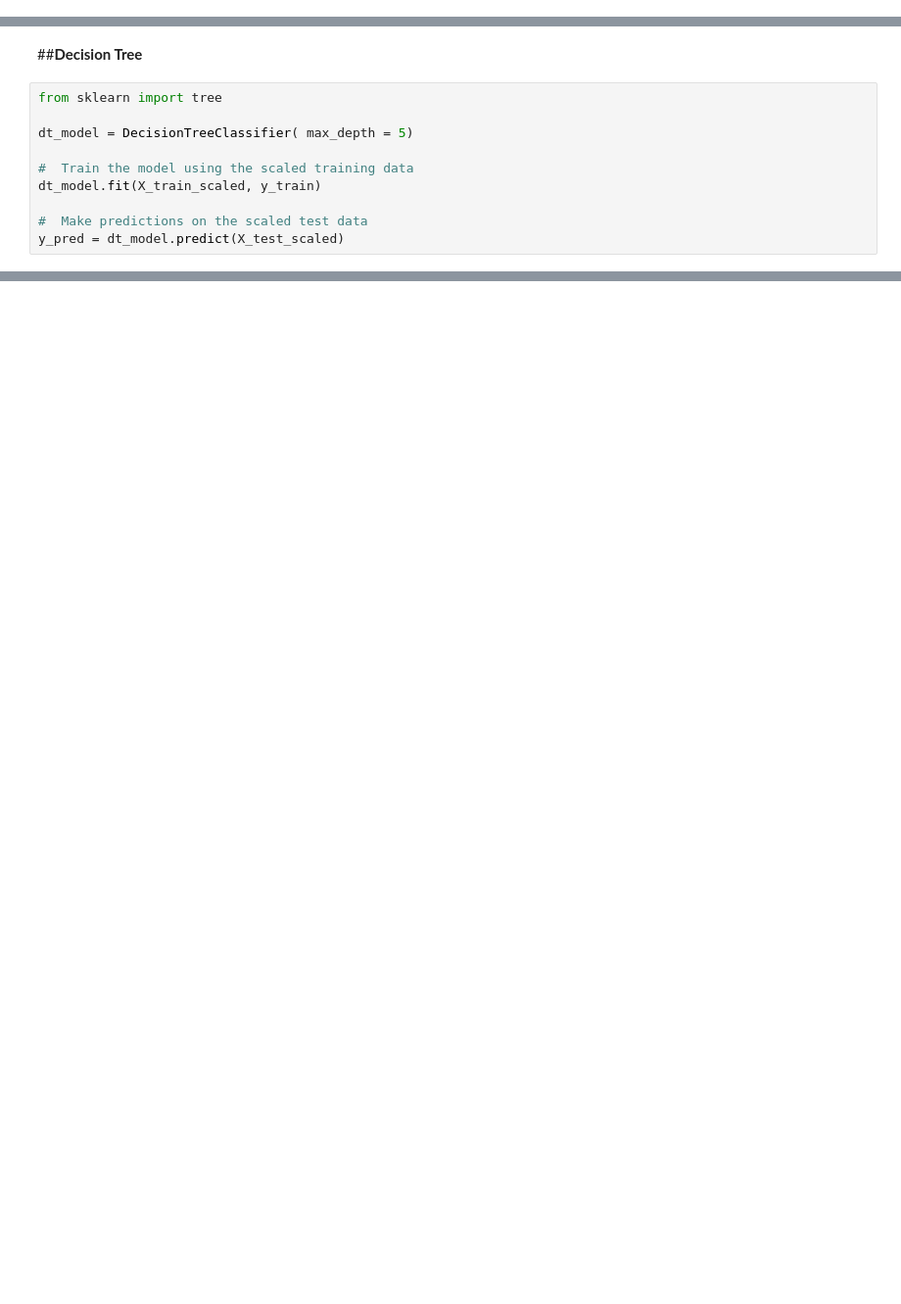
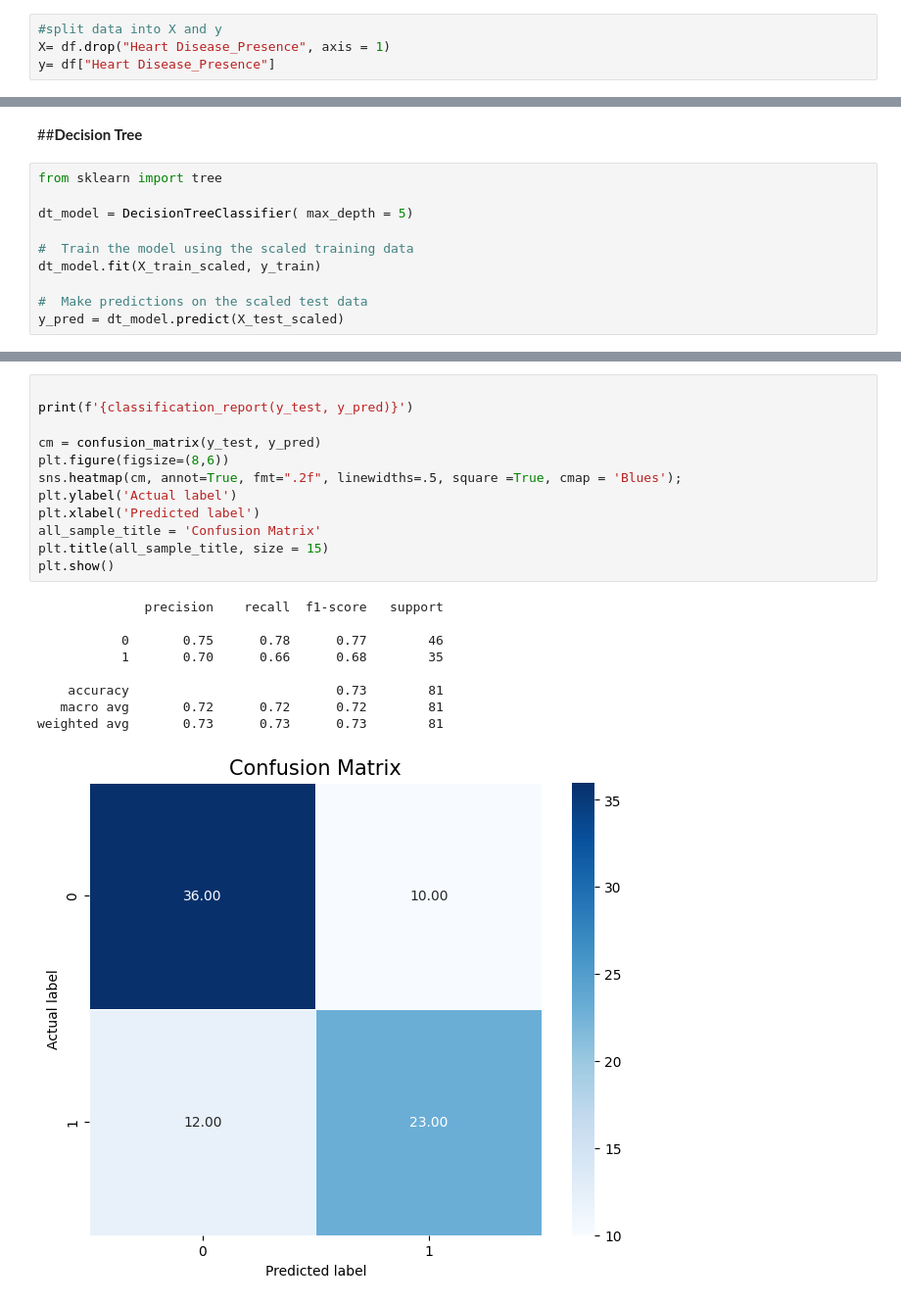
Before and after one commit to leynessa/ds_projects, a Jupyter notebook: heart_disease_prognosis.ipynb, the cells around one changed output, grey strips where cells are left out. Shown at 98% size. Saved outputs shown, nothing was run; the diff lists cells and outputs as text; blank space fills up the shorter version.

```diff
--- a/heart_disease_prognosis.ipynb
+++ b/heart_disease_prognosis.ipynb
@@ -397,0 +374,4 @@ array([[70.,  1.,  4., ...,  3.,  3.,  1.],
+# %%
+#split data into X and y
+X= df.drop("Heart Disease_Presence", axis = 1)
+y= df["Heart Disease_Presence"]
@@ -447,0 +460,22 @@ NameError: ignored
+# %%
+
+print(f'{classification_report(y_test, y_pred)}')
+
+cm = confusion_matrix(y_test, y_pred)
+plt.figure(figsize=(8,6))
+sns.heatmap(cm, annot=True, fmt=".2f", linewidths=.5, square =True, cmap = 'Blues');
+plt.ylabel('Actual label')
+plt.xlabel('Predicted label')
+all_sample_title = 'Confusion Matrix'
+plt.title(all_sample_title, size = 15)
+plt.show()
+# %% [output]
+              precision    recall  f1-score   support
+
+           0       0.75      0.78      0.77        46
+           1       0.70      0.66      0.68        35
+
+    accuracy                           0.73        81
+   macro avg       0.72      0.72      0.72        81
+weighted avg       0.73      0.73      0.73        81
+[figure, added]
```
Also changed, not shown: parts of 45 cells of this notebook.
